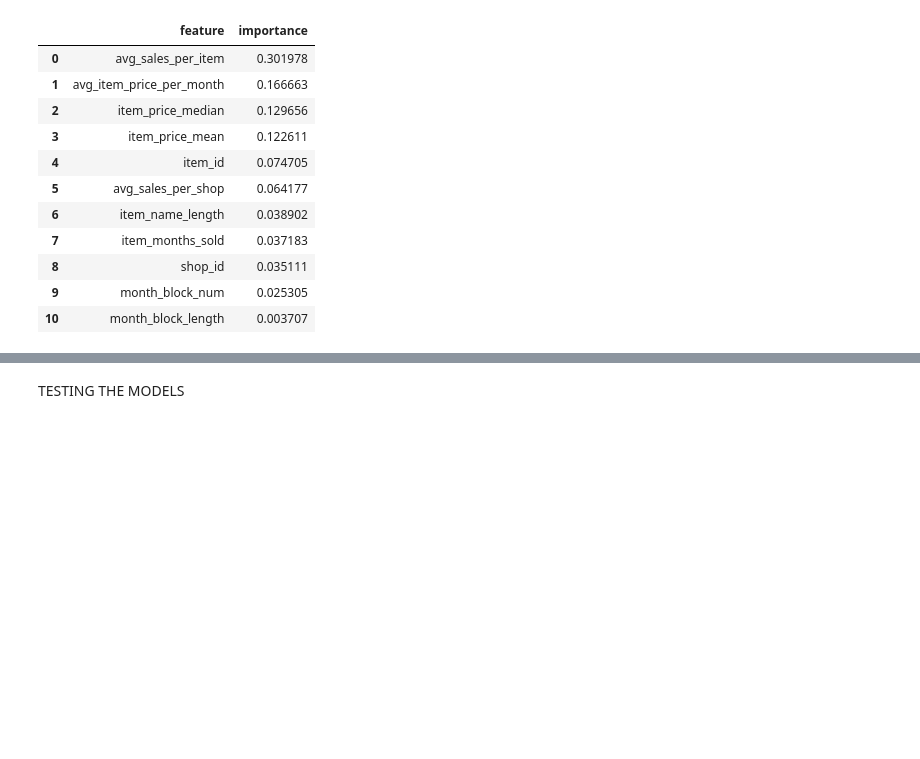
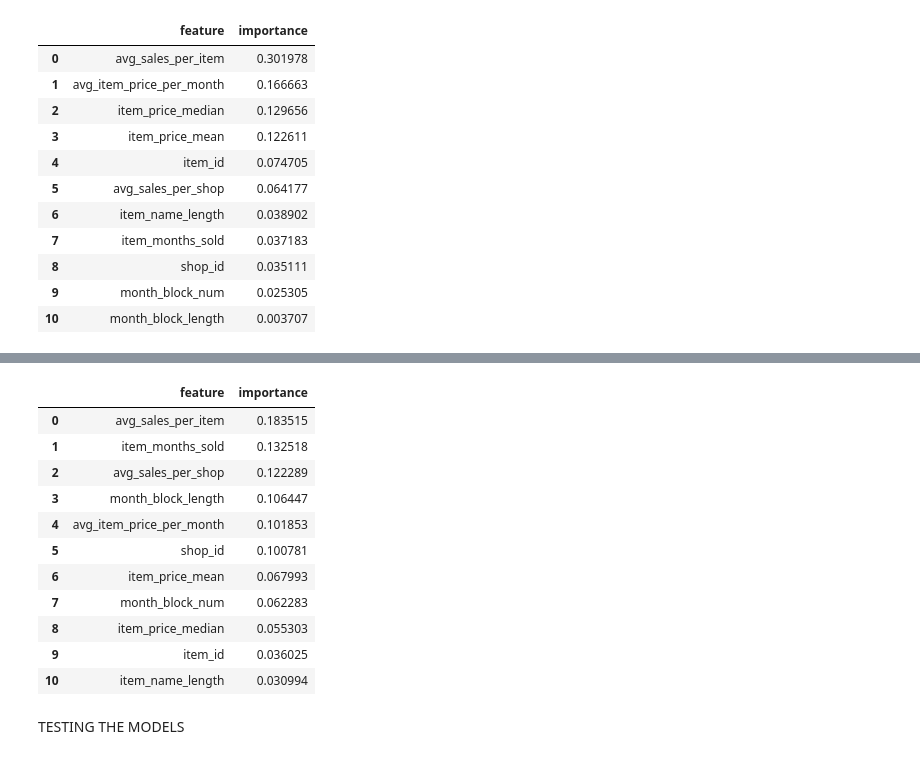
Before and after one commit to Dan23ws12/Kaggle-Predict-Future-Sales, a Jupyter notebook: src/model training and evaluation/model_evaluation.ipynb, the cells around one changed output, grey strips where cells are left out. Drawn from its saved outputs; the diff is of its cells as text; code cells hidden in the pictures; blank space fills up the shorter version.

```diff
--- a/src/model training and evaluation/model_evaluation.ipynb
+++ b/src/model training and evaluation/model_evaluation.ipynb
@@ -73,0 +103,22 @@ rf0_max = RandomForestRegressor(
+# %%
+xgb0 = xgb.XGBRegressor(
+    objective="reg:squarederror",   # MSE
+    eval_metric="rmse",
+    n_estimators=4000,
+    learning_rate=0.03,
+    max_depth=8,
+    min_child_weight=20,            # higher = less overfit on rare item_ids
+    gamma=0.0,                      # raise to 0.1–1 if valid RMSE diverges
+    subsample=0.8,
+    colsample_bytree=0.9,           # only ~11 columns; do not drop this much
+    colsample_bylevel=1.0,
+    reg_lambda=3.0,
+    reg_alpha=0.1,
+    early_stopping_rounds=600,
+    max_bin=256,
+    tree_method="hist",             # accurate enough at this scale; much faster than exact
+    enable_categorical=True,
+    n_jobs=-1,
+    random_state=RAND_STATE,
+    verbosity=0,
+)
@@ -83,0 +153,6 @@ RandomForestRegressor(max_features=1, max_samples=0.75, min_samples_leaf=20,
+# %%
+xgb0.fit(
+    x_fit, y_fit,
+    eval_set=[(x_eval, y_eval)],
+    verbose=False
+)
@@ -118,3 +218,18 @@ fp.get_permutation_importance(rf0_sqrt, x_test0, y_test0)
+# %%
+fp.get_feature_importance(xgb0)
+# %% [output]
+|  | feature | importance |
+| 0 | avg_sales_per_item | 0.183515 |
+| 1 | item_months_sold | 0.132518 |
+| 2 | avg_sales_per_shop | 0.122289 |
+| 3 | month_block_length | 0.106447 |
+| 4 | avg_item_price_per_month | 0.101853 |
+| 5 | shop_id | 0.100781 |
+| 6 | item_price_mean | 0.067993 |
+| 7 | month_block_num | 0.062283 |
+| 8 | item_price_median | 0.055303 |
+| 9 | item_id | 0.036025 |
+| 10 | item_name_length | 0.030994 |
 # %% [markdown]
 TESTING THE MODELS
 # %%
```
Also changed, not shown: parts of 15 cells of this notebook.
